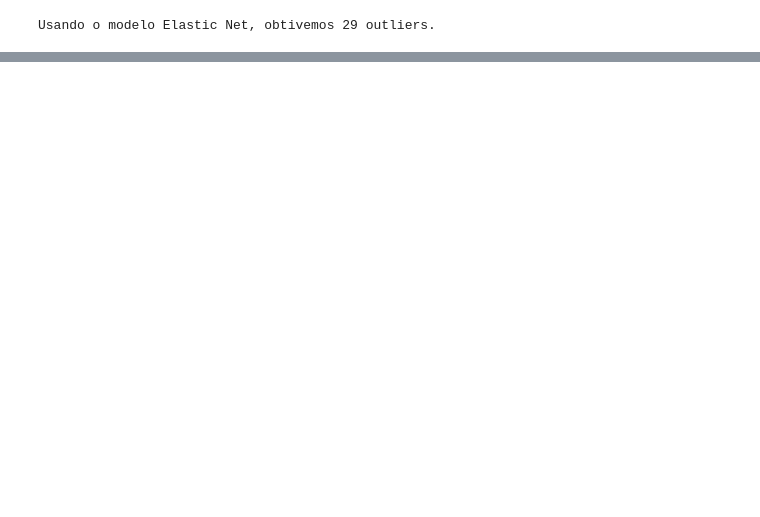
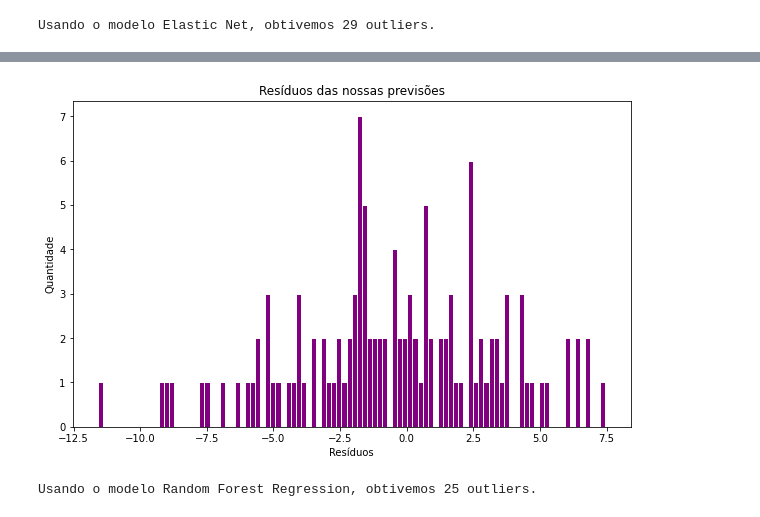
Before and after one commit to eduardoaze/projeto2, a Jupyter notebook: P2-CDados.ipynb, the cells around one changed output, grey strips where cells are left out. Cells and saved outputs as stored; diff of their text form; code cells hidden in the pictures; blank space fills up the shorter version.

```diff
--- a/P2-CDados.ipynb
+++ b/P2-CDados.ipynb
@@ -308,0 +392,7 @@ Obtivemos o resultado de um erro quadrático médio de 4.4887 pontos e 29 outlie
+# %%
+# Gerando o modelo
+modelo_forest = RandomForestRegressor(n_estimators = 1000, random_state = 42)
+modelo_forest.fit(train_df, train_labels)
+
+# Gerando previsões
+pre_forest = modelo_forest.predict(test_df)
@@ -308,0 +407,4 @@ Obtivemos o resultado de um erro quadrático médio de 4.4887 pontos e 29 outlie
+# %%
+# Achando resíduos do modelo
+residuos_forest = test_labels - pre_forest
+pd.Series(residuos_forest).describe()
@@ -308,0 +421,22 @@ Obtivemos o resultado de um erro quadrático médio de 4.4887 pontos e 29 outlie
+# %%
+# Plotando gráfico de resíduos
+plt.figure(figsize=(10,6))
+plt.hist(residuos_forest, bins=100, color='purple', edgecolor = 'white')
+plt.title('Resíduos das nossas previsões')
+plt.xlabel('Resíduos')
+plt.ylabel('Quantidade')
+plt.show()
+# %% [output]
+[figure, added]
+# %%
+# Consideramos os outliers os dados fora do intervalo de -5 a 5
+
+outliers_forest = []
+
+for valor in residuos_forest:
+    if valor > 5 or valor < -5:
+        outliers_forest.append(round(valor,3))
+
+print(f'Usando o modelo Random Forest Regression, obtivemos {len(outliers_forest)} outliers.')
+# %% [output]
+Usando o modelo Random Forest Regression, obtivemos 25 outliers.
```
Also changed, not shown: parts of 28 cells of this notebook.
